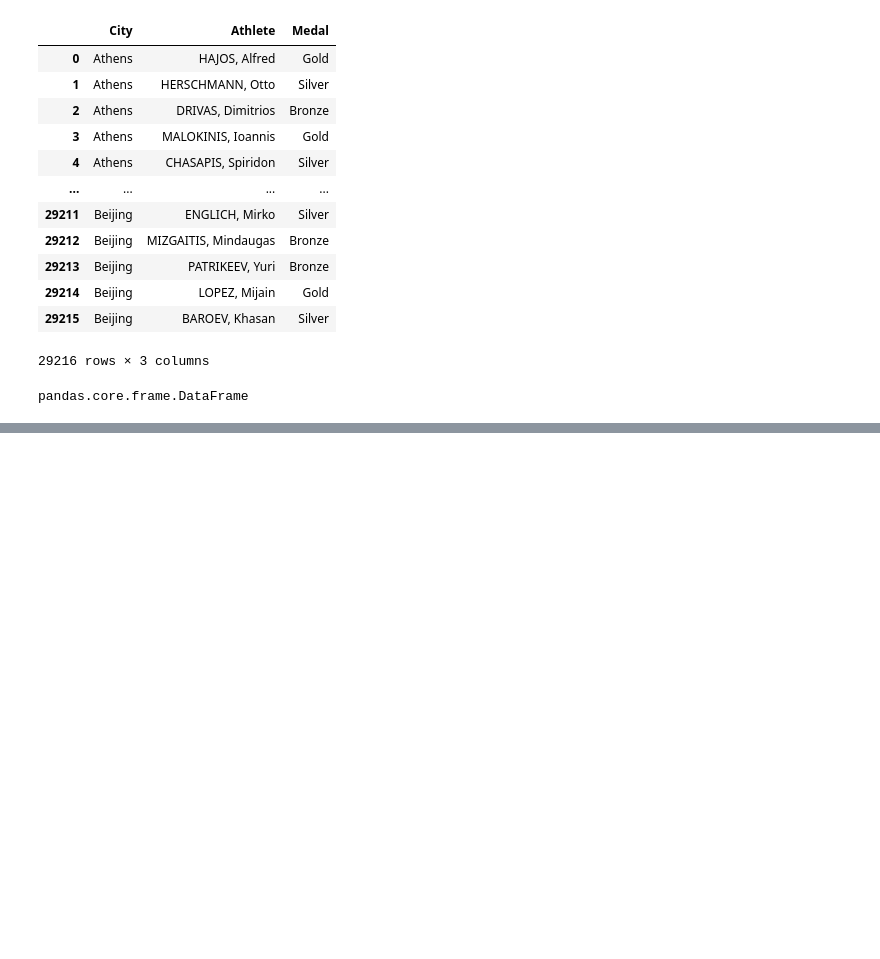
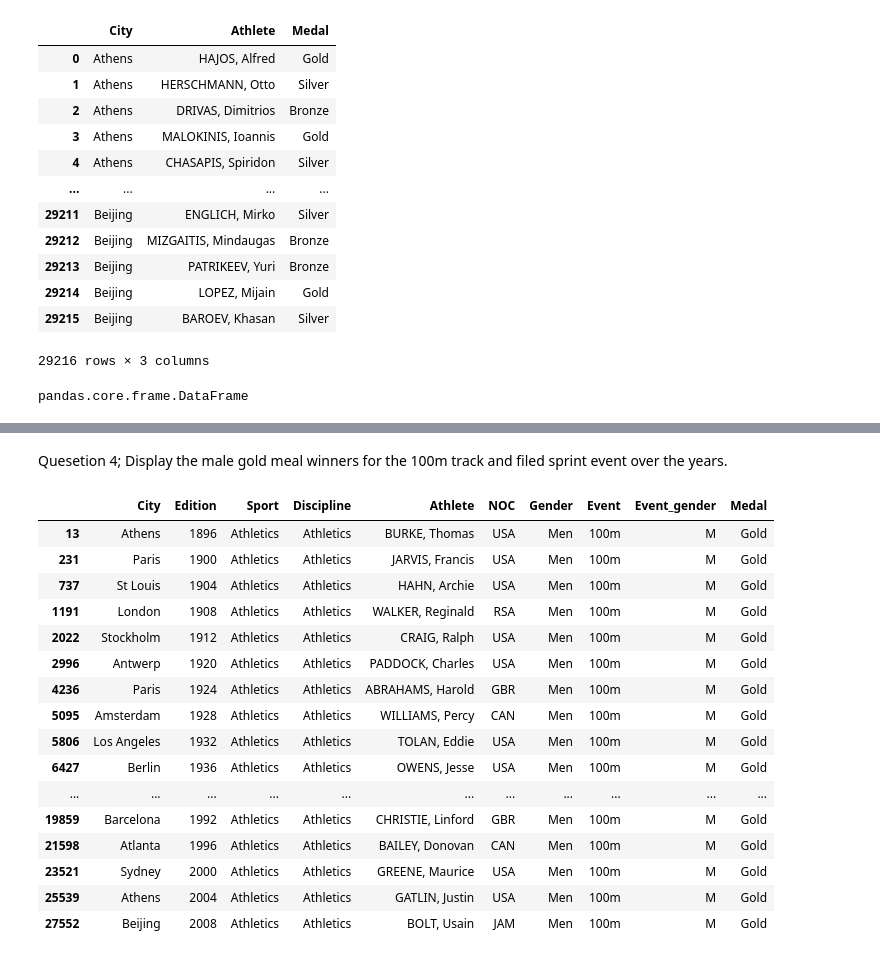
Before and after one commit to dariushazimi/notebooks, a Jupyter notebook: PandasTraining.ipynb, the cells around one changed output, grey strips where cells are left out. Drawn from its saved outputs; the diff is of its cells as text; code cells hidden in the pictures; blank space fills up the shorter version.

```diff
--- a/PandasTraining.ipynb
+++ b/PandasTraining.ipynb
@@ -94,0 +366,22 @@ myfile
+# %% [markdown]
+Quesetion 4; Display the male gold meal winners for the 100m track and filed sprint event over the years.
+# %%
+myfile[(myfile['Gender']=='Men') & (myfile['Medal'] == 'Gold') & (myfile['Event']=='100m')]
+# %% [output]
+|  | City | Edition | Sport | Discipline | Athlete | NOC | Gender | Event | Event_gender | Medal |
+| 13 | Athens | 1896 | Athletics | Athletics | BURKE, Thomas | USA | Men | 100m | M | Gold |
+| 231 | Paris | 1900 | Athletics | Athletics | JARVIS, Francis | USA | Men | 100m | M | Gold |
+| 737 | St Louis | 1904 | Athletics | Athletics | HAHN, Archie | USA | Men | 100m | M | Gold |
+| 1191 | London | 1908 | Athletics | Athletics | WALKER, Reginald | RSA | Men | 100m | M | Gold |
+| 2022 | Stockholm | 1912 | Athletics | Athletics | CRAIG, Ralph | USA | Men | 100m | M | Gold |
+| 2996 | Antwerp | 1920 | Athletics | Athletics | PADDOCK, Charles | USA | Men | 100m | M | Gold |
+| 4236 | Paris | 1924 | Athletics | Athletics | ABRAHAMS, Harold | GBR | Men | 100m | M | Gold |
+| 5095 | Amsterdam | 1928 | Athletics | Athletics | WILLIAMS, Percy | CAN | Men | 100m | M | Gold |
+| 5806 | Los Angeles | 1932 | Athletics | Athletics | TOLAN, Eddie | USA | Men | 100m | M | Gold |
+| 6427 | Berlin | 1936 | Athletics | Athletics | OWENS, Jesse | USA | Men | 100m | M | Gold |
+| ... | ... | ... | ... | ... | ... | ... | ... | ... | ... | ... |
+| 19859 | Barcelona | 1992 | Athletics | Athletics | CHRISTIE, Linford | GBR | Men | 100m | M | Gold |
+| 21598 | Atlanta | 1996 | Athletics | Athletics | BAILEY, Donovan | CAN | Men | 100m | M | Gold |
+| 23521 | Sydney | 2000 | Athletics | Athletics | GREENE, Maurice | USA | Men | 100m | M | Gold |
+| 25539 | Athens | 2004 | Athletics | Athletics | GATLIN, Justin | USA | Men | 100m | M | Gold |
+| 27552 | Beijing | 2008 | Athletics | Athletics | BOLT, Usain | JAM | Men | 100m | M | Gold |
```
Also changed, not shown: parts of 38 cells of this notebook.
